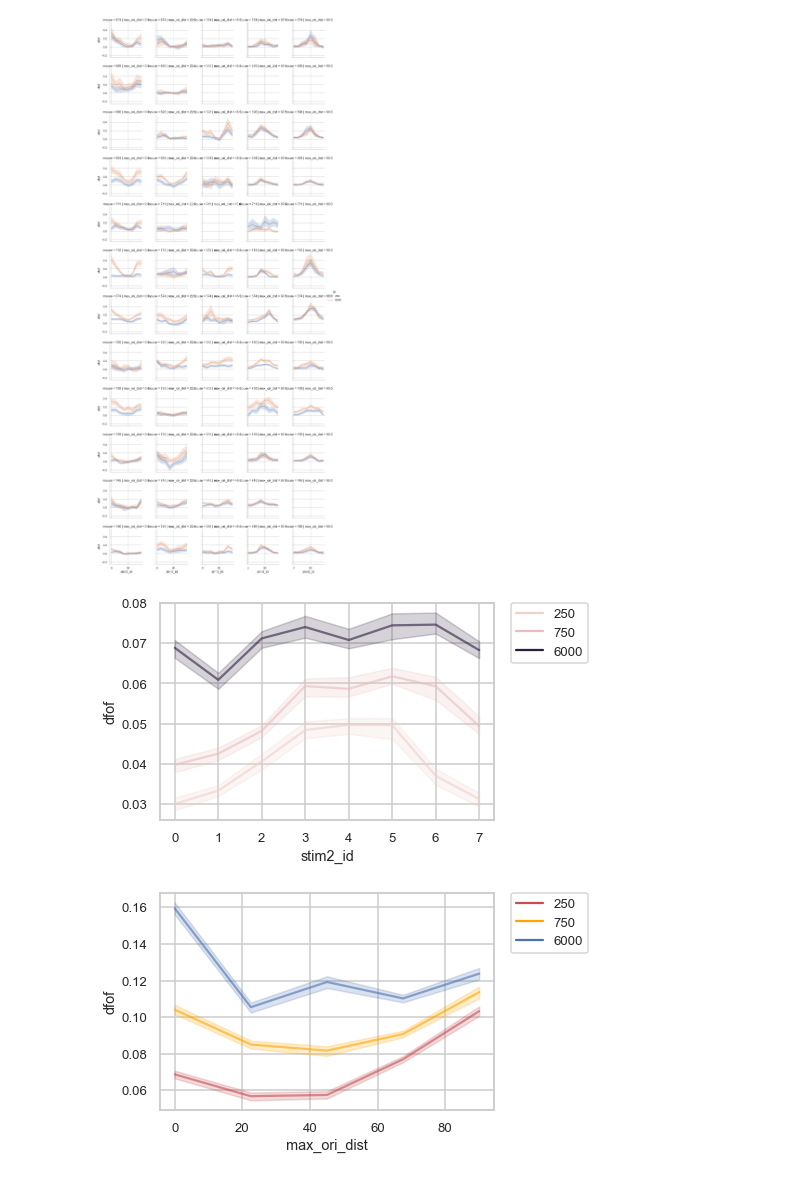
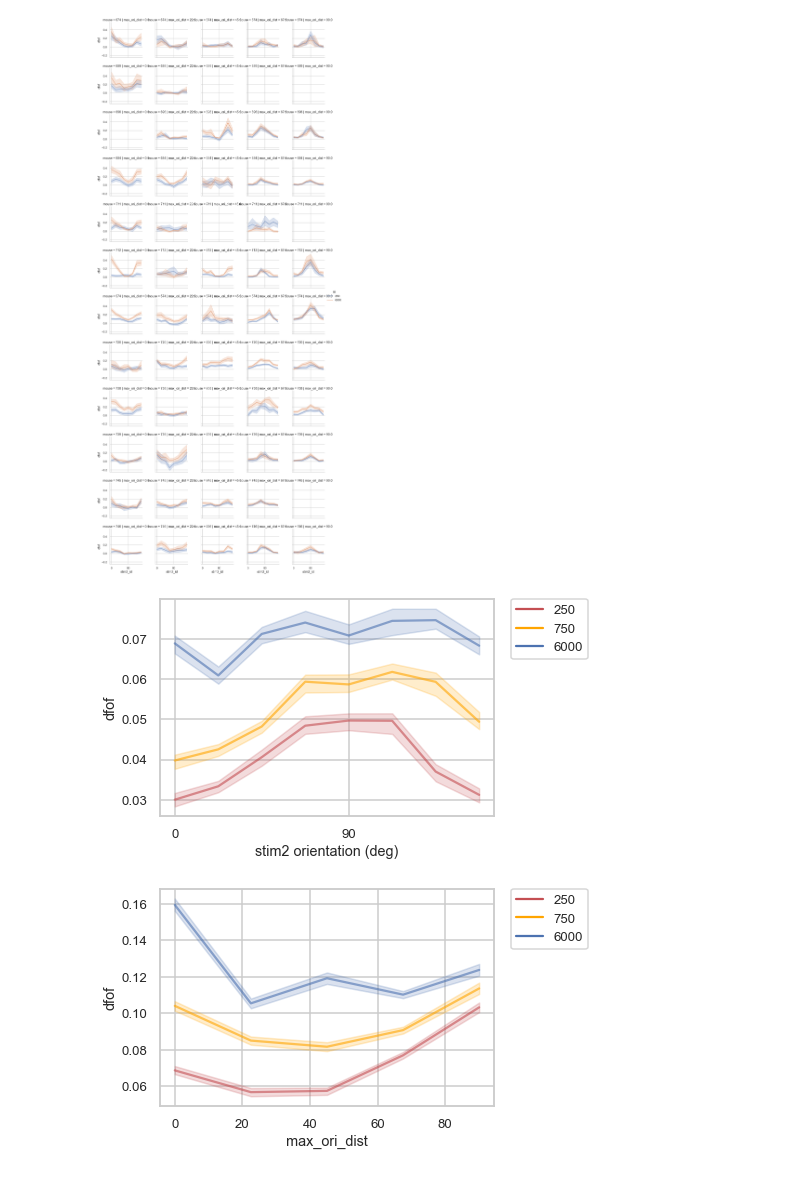
Before and after one commit to lanluo9/inter, a Jupyter notebook: scripts/ipynb/tuning_bias_san_check.ipynb, the cells around one changed output. Saved outputs shown, nothing was run; the diff lists cells and outputs as text; code cells hidden in the pictures.

```diff
--- a/scripts/ipynb/tuning_bias_san_check.ipynb
+++ b/scripts/ipynb/tuning_bias_san_check.ipynb
@@ -1460,15 +710,18 @@ for ax in g.axes.flat:
 [figure]
 # %%
 df_filter = df_lineplot[(df_lineplot.area == 'V1') # check V1 only
-                    #    & (df_lineplot.isi != 750)
                        & (df_lineplot.ori_mod == True)
                        & (df_lineplot.filter_cell_vis == True)
                        ]
 
-sns.lineplot(data=df_filter, x='stim2_id', y='dfof', hue='isi', ci=68, alpha=0.6, estimator=np.median)
+sns.lineplot(data=df_filter, x='stim2_id', y='dfof', hue='isi', ci=68, alpha=0.6,
+            estimator=np.median,
+            palette=['r', 'orange', 'b'],)
+plt.xticks([0, 4], ['0', '90'])
+plt.xlabel('stim2 orientation (deg)')
 plt.legend(bbox_to_anchor=(1.05, 1), loc=2, borderaxespad=0.);
 # %% [output]
-[figure, old version]
+[figure, new version]
 # %%
 sns.lineplot(data=df_filter, x='max_ori_dist', y='dfof', hue='isi', ci=68, alpha=0.6,
             estimator=np.mean,
```
Also changed, not shown: parts of 53 cells of this notebook, 3 other files.
